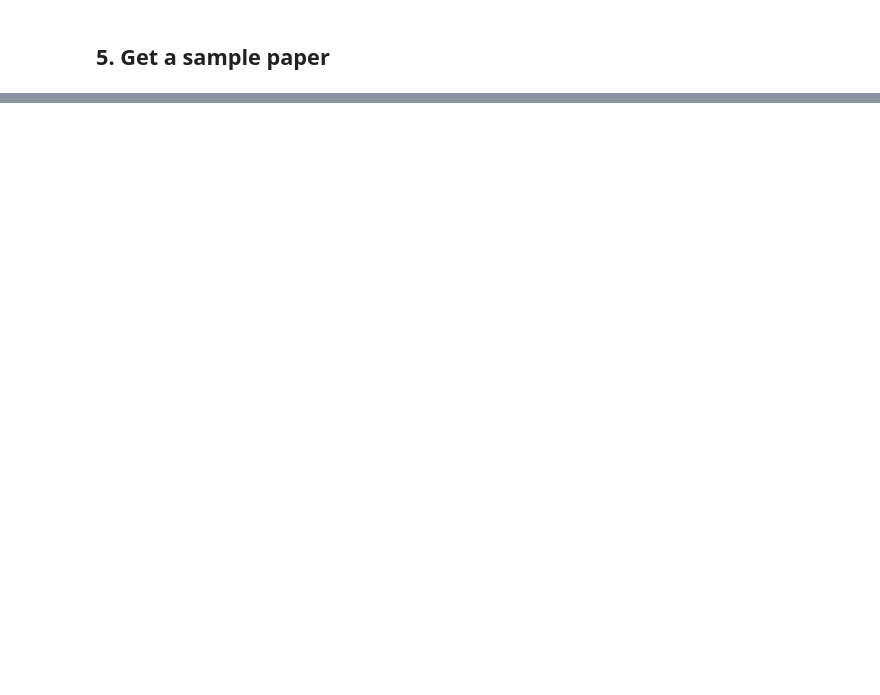
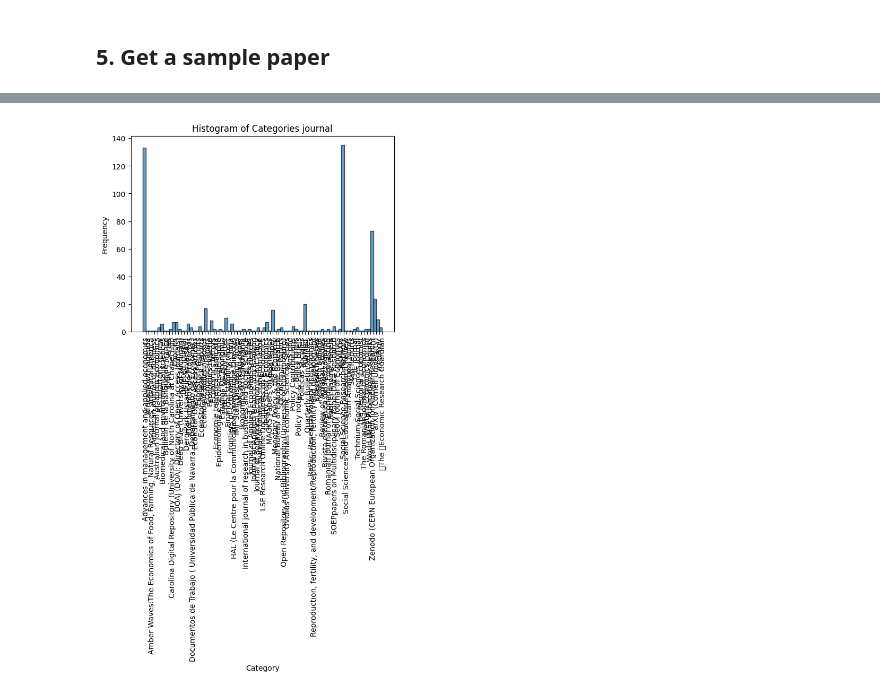
Before and after one commit to InvestigatingScience/research_recipies_workbook, a Jupyter notebook: docs/_sources/recipies/preprints.ipynb, the cells around one changed output, grey strips where cells are left out. Drawn from its saved outputs; the diff is of its cells as text; code cells hidden in the pictures; blank space fills up the shorter version.

```diff
--- a/docs/_sources/recipies/preprints.ipynb
+++ b/docs/_sources/recipies/preprints.ipynb
@@ -37,6 +56,12 @@ def join_locations(list_of_locations):
         else:
             summary.append(f"{location['version']} - {location['landing_page_url']}")
     return ', '.join(summary)
+# %%
+def get_journal(primary_location):
+    source = primary_location.get('source', {})
+    if source:
+        return source.get('display_name', '')
+    return
 # %% [markdown]
 ## 2. Set the Topic & Year
 
@@ -44,7 +69,7 @@ Set the year and the number of papers you want to obtain
 # %%
 # Variables reduce the size of the output and the time required for execution
 topic = 'COVID'
-year = 2023
+year = None
 n_max = 500        # when set to None all papers are queried
 # %% [markdown]
 ## 3. Get the preprints
@@ -80,0 +109,5 @@ for item in chain(*query.paginate(per_page=200, n_max=n_max)):
+# %%
+df = pd.DataFrame.from_dict(preprints)
+# Compute publication year
+df['publication_year'] = df['publication_date'].str.split('-').str.get(0)
+df
@@ -96,0 +152,18 @@ TODO:
+# %%
+import matplotlib.pyplot as plt
+
+
+def plot_histogram(col, n=20):
+
+    df['category'] = df[col].astype('category').cat.codes
+    # Plot the histogram
+    plt.hist(df['category'], bins=len(df[col].unique()), edgecolor='black', alpha=0.7)
+
+    # Adding labels and title
+    plt.xlabel('Category')
+    plt.ylabel('Frequency')
+    plt.title(f'Histogram of Categories {col}')
+
+    # Adding x-ticks with original category names
+    categories = df[col].astype('category').cat.categories
+    plt.xticks(ticks=range(len(categories)), labels=categories, rotation=90)
@@ -96,0 +202,4 @@ TODO:
+# %%
+plot_histogram('journal')
+# %% [output]
+[figure, added]
```
Also changed, not shown: parts of 11 cells of this notebook, 4 other files.
